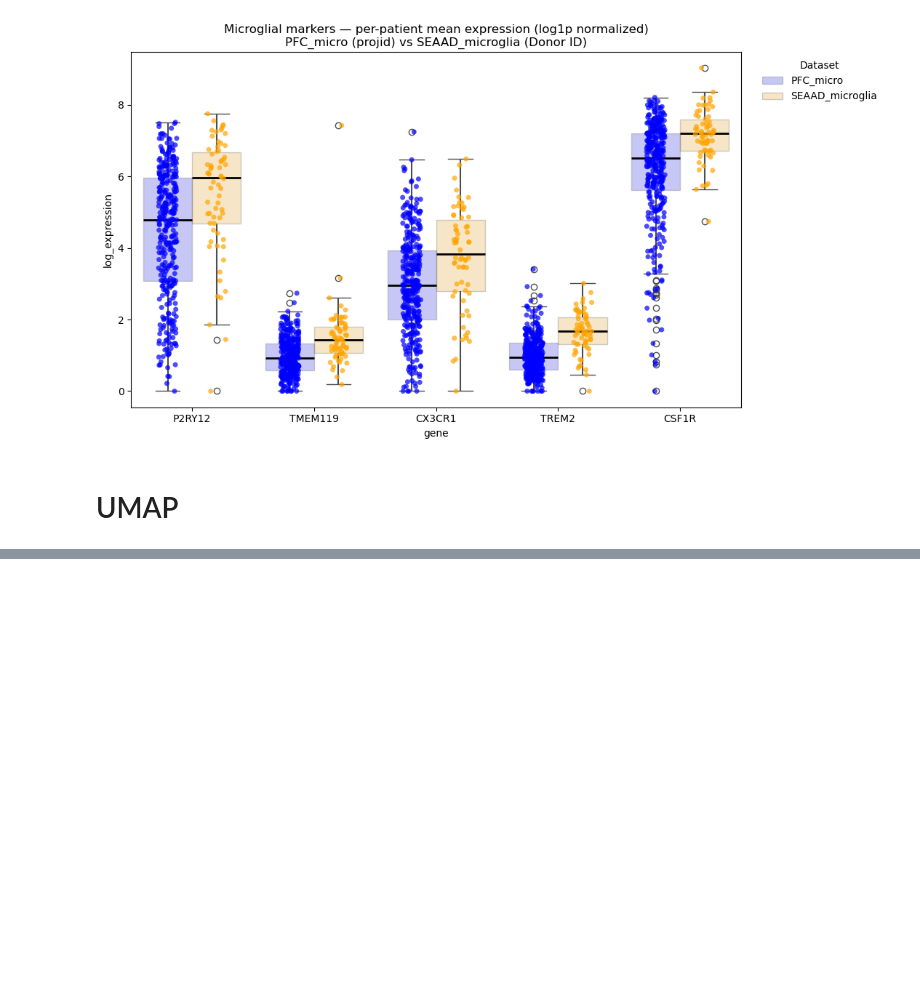
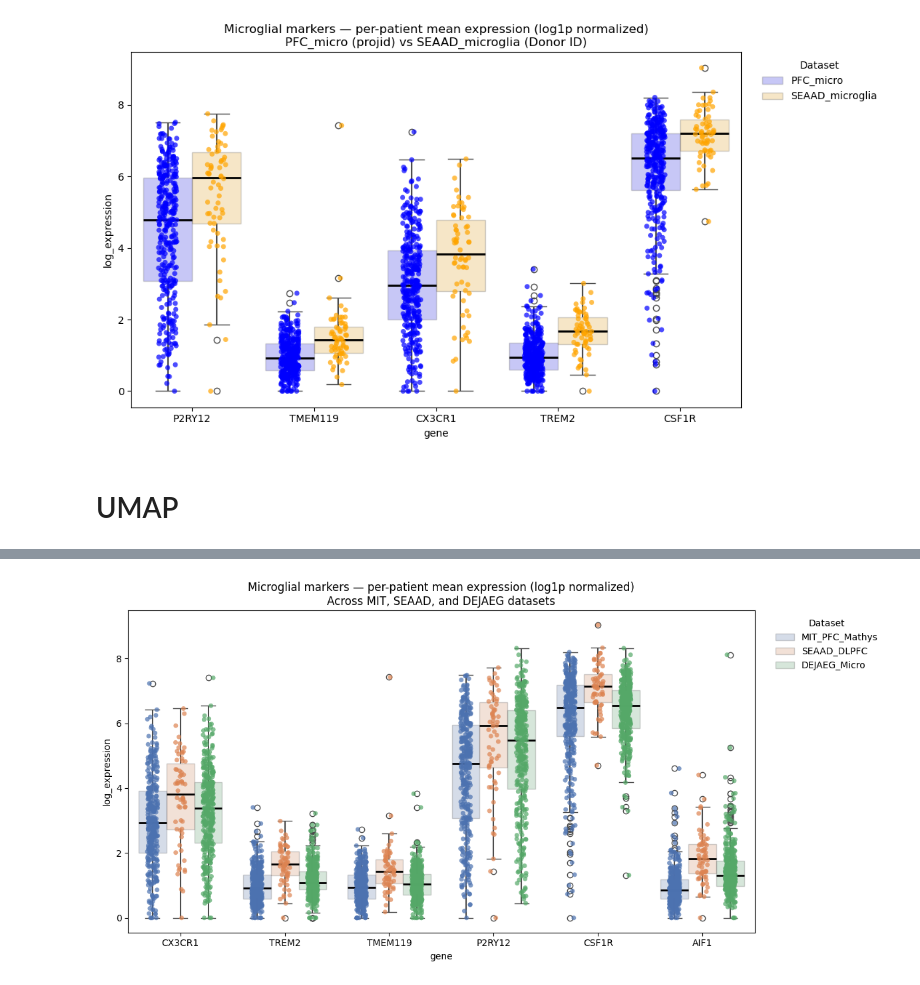
Before and after one commit to carlotapereda/microglia_integration, a Jupyter notebook: microgliaMarkersCheck.ipynb, the cells around one changed output, grey strips where cells are left out. Cells and saved outputs as stored; diff of their text form; code cells hidden in the pictures; blank space fills up the shorter version.

```diff
--- a/microgliaMarkersCheck.ipynb
+++ b/microgliaMarkersCheck.ipynb
@@ -296,0 +324,92 @@ plt.show()
+# %%
+import scanpy as sc
+import pandas as pd
+import seaborn as sns
+import matplotlib.pyplot as plt
+
+# ---- Helper: extract per-patient means for a gene list ----
+def per_patient_means(adata, markers, dataset_name, groupby, target_sum=1e4):
+    genes = [g for g in markers if g in adata.var_names]
+    if len(genes) == 0:
+        raise ValueError(f"No genes found in {dataset_name}: {markers}")
+
+    # Normalize & log transform
+    tmp = adata[:, genes].copy()
+    sc.pp.normalize_total(tmp, target_sum=target_sum)
+    sc.pp.log1p(tmp)
+
+    # Create dataframe
+    df = tmp.to_df()
+    df[groupby] = adata.obs[groupby].astype(str).values
+
+    # Per-patient means
+    df_means = (
+        df.groupby(groupby, as_index=False)[genes]
+          .mean()
+          .melt(id_vars=[groupby], var_name="gene", value_name="log_expression")
+    )
+    df_means.rename(columns={groupby: "patient"}, inplace=True)
+    df_means["dataset"] = dataset_name
+    return df_means
+
+
+# ---- Define dataset info ----
+adata1 = sc.read_h5ad("/mnt/data/mit_pfc_mathysCell2023/PFC_micro.h5ad")
+adata2 = sc.read_h5ad("/mnt/data/seaad_dlpfc/seaad_microglia_fixed.h5ad")
+adata3 = sc.read_h5ad("/home/ubuntu/human_PFC/dejaeg_preprocessing/microglia_filt.h5ad")
+
+datasets = [
+    ("MIT_PFC_Mathys", adata1, "individualID"),
+    ("SEAAD_DLPFC", adata2, "Donor ID"),
+    ("DEJAEG_Micro", adata3, "individualID")
+]
+
+# ---- Define your markers ----
+markers = ["CX3CR1", "TREM2", "TMEM119", "P2RY12", "CSF1R", "AIF1"]  # example microglial genes
+
+# ---- Compute per-patient means across all datasets ----
+expr_list = []
+for name, adata, groupby in datasets:
+    print(f"🧠 Processing {name}...")
+    df, = (per_patient_means(adata, markers, name, groupby),)
+    expr_list.append(df)
+
+expr_all = pd.concat(expr_list, ignore_index=True)
+
+# ---- Plot ----
+plt.figure(figsize=(12, 6))
+palette = {
+    "MIT_PFC_Mathys": "#4C72B0",
+    "SEAAD_DLPFC": "#DD8452",
+    "DEJAEG_Micro": "#55A868"
+}
+
+# Dots = patient-level mean expression
+sns.stripplot(
+    data=expr_all, x="gene", y="log_expression",
+    hue="dataset", dodge=True, jitter=0.15, alpha=0.7,
+    palette=palette, zorder=2
+)
+
+# Boxes = per-patient distribution
+sns.boxplot(
+    data=expr_all, x="gene", y="log_expression",
+    hue="dataset", dodge=True,
+    showcaps=True, boxprops={"alpha": 0.25},
+    whiskerprops={"linewidth": 1.5},
+    medianprops={"color": "black", "linewidth": 2},
+    palette=palette, zorder=1
+)
+
+plt.title("Microglial markers — per-patient mean expression (log1p normalized)\nAcross MIT, SEAAD, and DEJAEG datasets")
+
+# Clean up legend (remove duplicates)
+handles, labels = plt.gca().get_legend_handles_labels()
+unique = dict(zip(labels, handles))
+plt.legend(unique.values(), unique.keys(),
+           title="Dataset", bbox_to_anchor=(1.02, 1), loc="upper left", frameon=False)
+
+plt.tight_layout()
+plt.savefig("microglial_markers_expression.png", dpi=300, bbox_inches="tight")
+plt.show()
+# %% [output]
@@ -296,0 +419 @@ plt.show()
+[figure, added]
```
Also changed, not shown: parts of 22 cells of this notebook, 10 other files.
